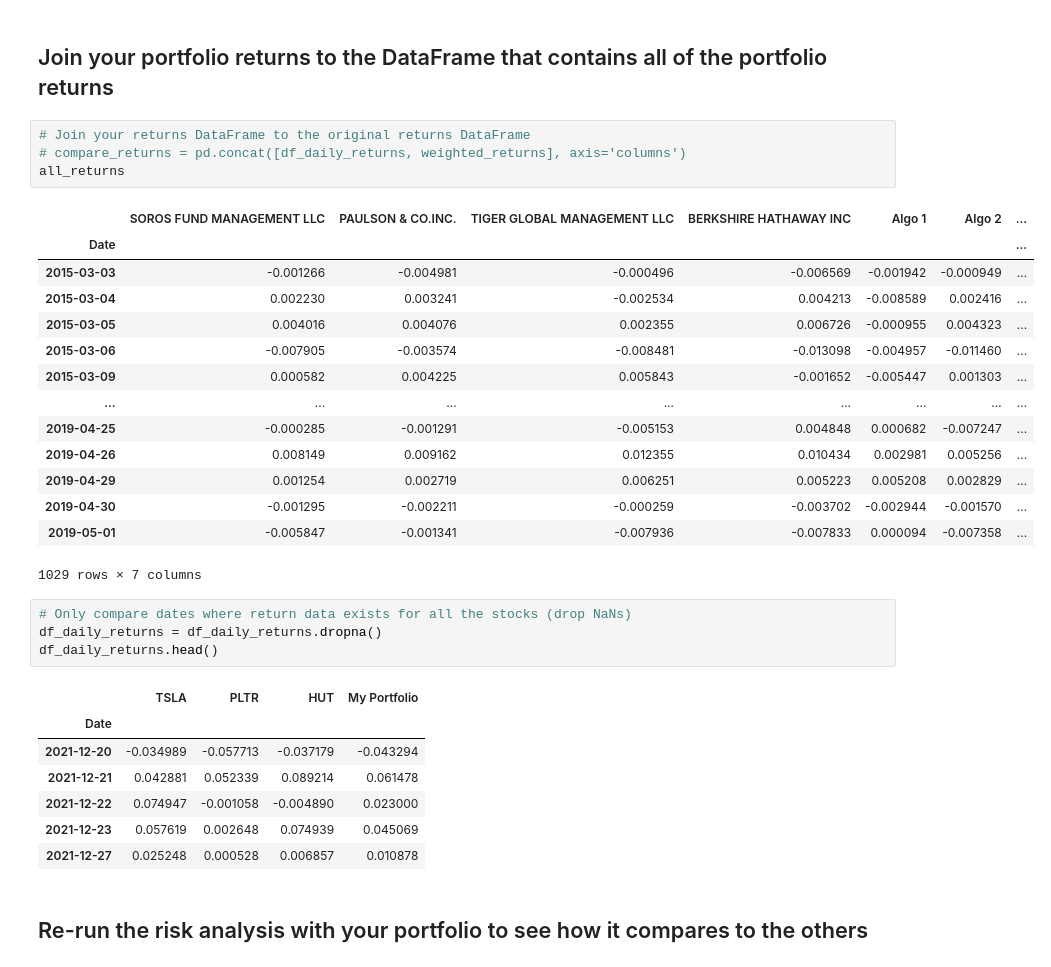
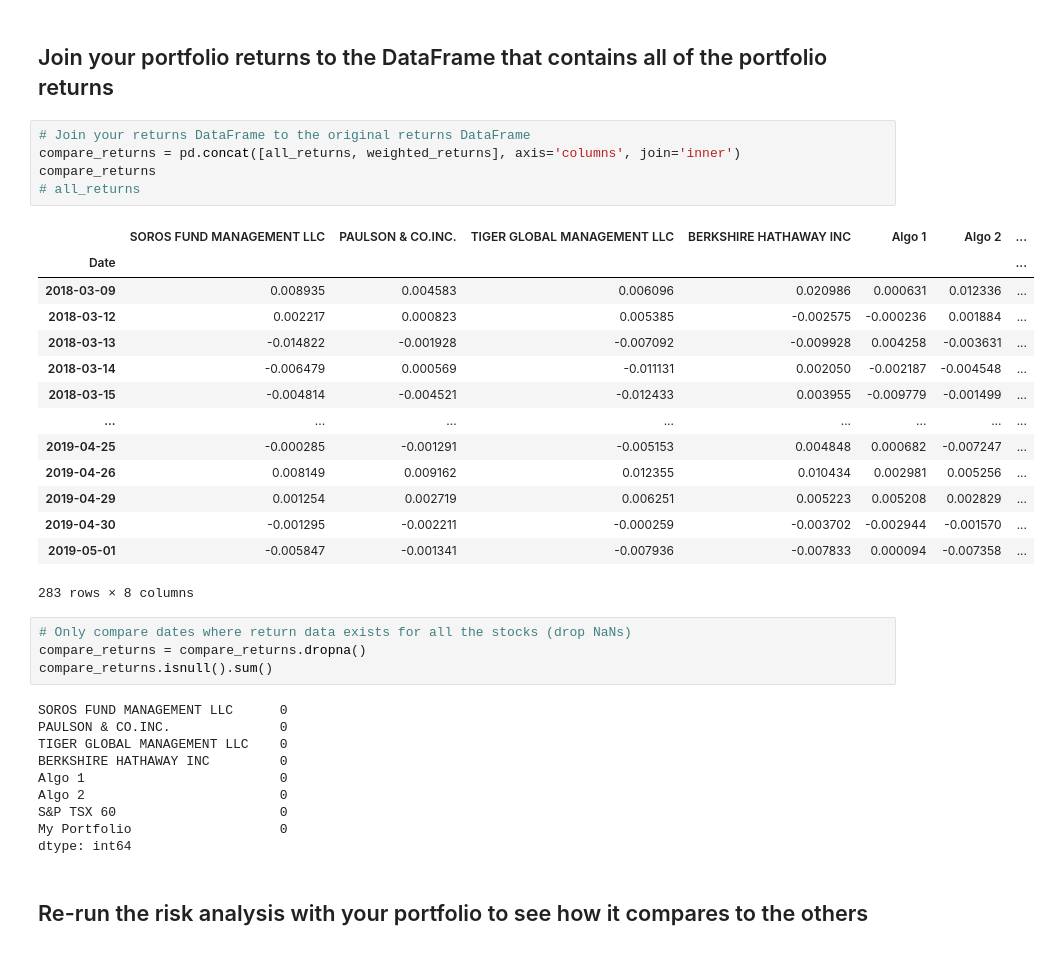
Before and after one commit to juil/fintech-uoftbootcamp, a Jupyter notebook: week04/unit04-assignment/whale_analysis.ipynb, the cells around one changed output. Saved outputs shown, nothing was run; the diff lists cells and outputs as text.

Commit message:
Add my portfolio to total portfolio for comparison.

```diff
--- a/week04/unit04-assignment/whale_analysis.ipynb
+++ b/week04/unit04-assignment/whale_analysis.ipynb
@@ -545,35 +545,38 @@ Name: My Portfolio, dtype: float64
 ## Join your portfolio returns to the DataFrame that contains all of the portfolio returns
 # %%
 # Join your returns DataFrame to the original returns DataFrame
-# compare_returns = pd.concat([df_daily_returns, weighted_returns], axis='columns')
-all_returns
+compare_returns = pd.concat([all_returns, weighted_returns], axis='columns', join='inner')
+compare_returns
+# all_returns
 # %% [output]
 |  | SOROS FUND MANAGEMENT LLC | PAULSON & CO.INC. | TIGER GLOBAL MANAGEMENT LLC | BERKSHIRE HATHAWAY INC | Algo 1 | Algo 2 | ... |
 | Date |  |  |  |  |  |  | ... |
-| 2015-03-03 | -0.001266 | -0.004981 | -0.000496 | -0.006569 | -0.001942 | -0.000949 | ... |
-| 2015-03-04 | 0.002230 | 0.003241 | -0.002534 | 0.004213 | -0.008589 | 0.002416 | ... |
-| 2015-03-05 | 0.004016 | 0.004076 | 0.002355 | 0.006726 | -0.000955 | 0.004323 | ... |
-| 2015-03-06 | -0.007905 | -0.003574 | -0.008481 | -0.013098 | -0.004957 | -0.011460 | ... |
-| 2015-03-09 | 0.000582 | 0.004225 | 0.005843 | -0.001652 | -0.005447 | 0.001303 | ... |
+| 2018-03-09 | 0.008935 | 0.004583 | 0.006096 | 0.020986 | 0.000631 | 0.012336 | ... |
+| 2018-03-12 | 0.002217 | 0.000823 | 0.005385 | -0.002575 | -0.000236 | 0.001884 | ... |
+| 2018-03-13 | -0.014822 | -0.001928 | -0.007092 | -0.009928 | 0.004258 | -0.003631 | ... |
+| 2018-03-14 | -0.006479 | 0.000569 | -0.011131 | 0.002050 | -0.002187 | -0.004548 | ... |
+| 2018-03-15 | -0.004814 | -0.004521 | -0.012433 | 0.003955 | -0.009779 | -0.001499 | ... |
 | ... | ... | ... | ... | ... | ... | ... | ... |
 | 2019-04-25 | -0.000285 | -0.001291 | -0.005153 | 0.004848 | 0.000682 | -0.007247 | ... |
 | 2019-04-26 | 0.008149 | 0.009162 | 0.012355 | 0.010434 | 0.002981 | 0.005256 | ... |
 | 2019-04-29 | 0.001254 | 0.002719 | 0.006251 | 0.005223 | 0.005208 | 0.002829 | ... |
 | 2019-04-30 | -0.001295 | -0.002211 | -0.000259 | -0.003702 | -0.002944 | -0.001570 | ... |
 | 2019-05-01 | -0.005847 | -0.001341 | -0.007936 | -0.007833 | 0.000094 | -0.007358 | ... |
-1029 rows × 7 columns
+283 rows × 8 columns
 # %%
 # Only compare dates where return data exists for all the stocks (drop NaNs)
-df_daily_returns = df_daily_returns.dropna()
-df_daily_returns.head()
+compare_returns = compare_returns.dropna()
+compare_returns.isnull().sum()
 # %% [output]
-|  | TSLA | PLTR | HUT | My Portfolio |
-| Date |  |  |  |  |
-| 2021-12-20 | -0.034989 | -0.057713 | -0.037179 | -0.043294 |
-| 2021-12-21 | 0.042881 | 0.052339 | 0.089214 | 0.061478 |
-| 2021-12-22 | 0.074947 | -0.001058 | -0.004890 | 0.023000 |
-| 2021-12-23 | 0.057619 | 0.002648 | 0.074939 | 0.045069 |
-| 2021-12-27 | 0.025248 | 0.000528 | 0.006857 | 0.010878 |
+SOROS FUND MANAGEMENT LLC      0
+PAULSON & CO.INC.              0
+TIGER GLOBAL MANAGEMENT LLC    0
+BERKSHIRE HATHAWAY INC         0
+Algo 1                         0
+Algo 2                         0
+S&P TSX 60                     0
+My Portfolio                   0
+dtype: int64
 # %% [markdown]
 ## Re-run the risk analysis with your portfolio to see how it compares to the others
 # %% [markdown]
```
